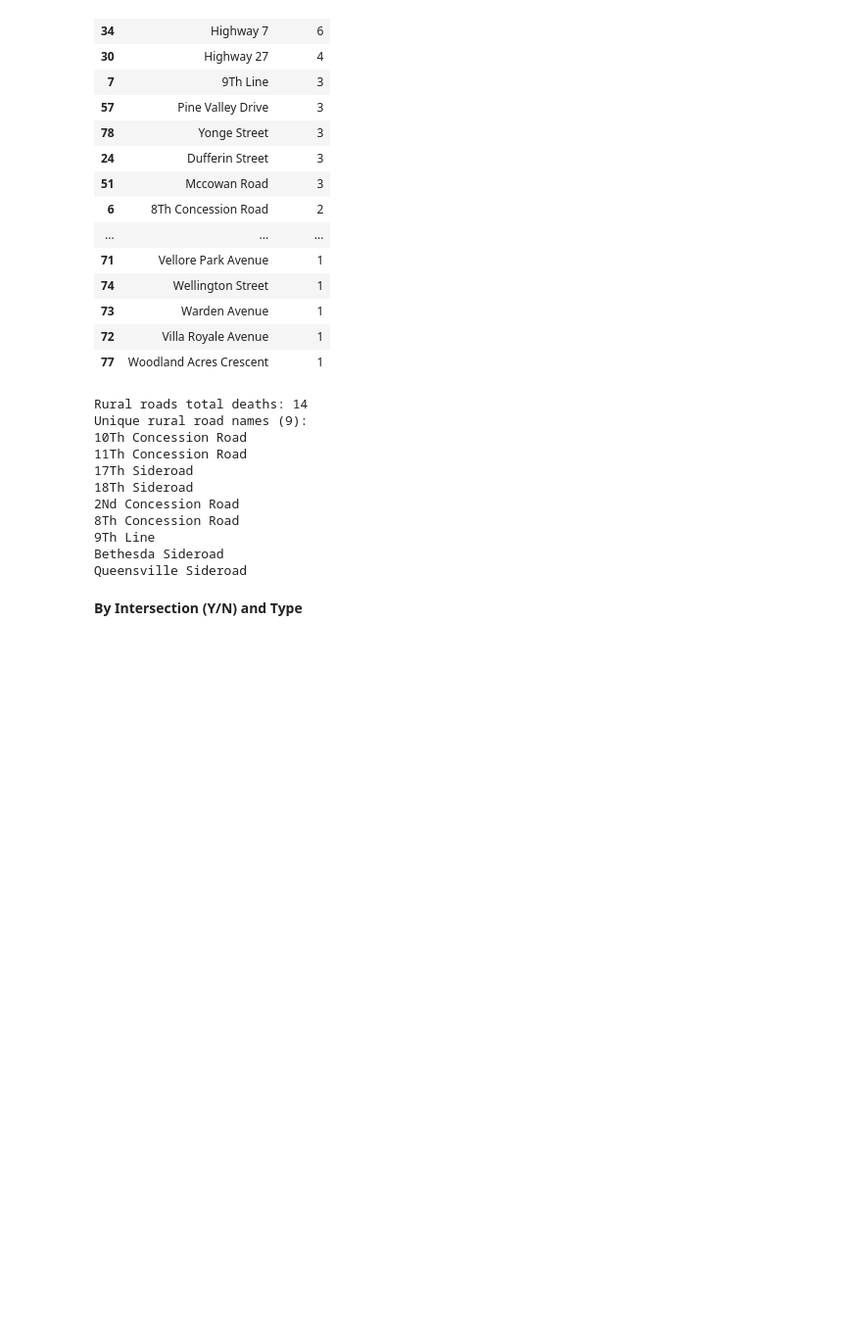
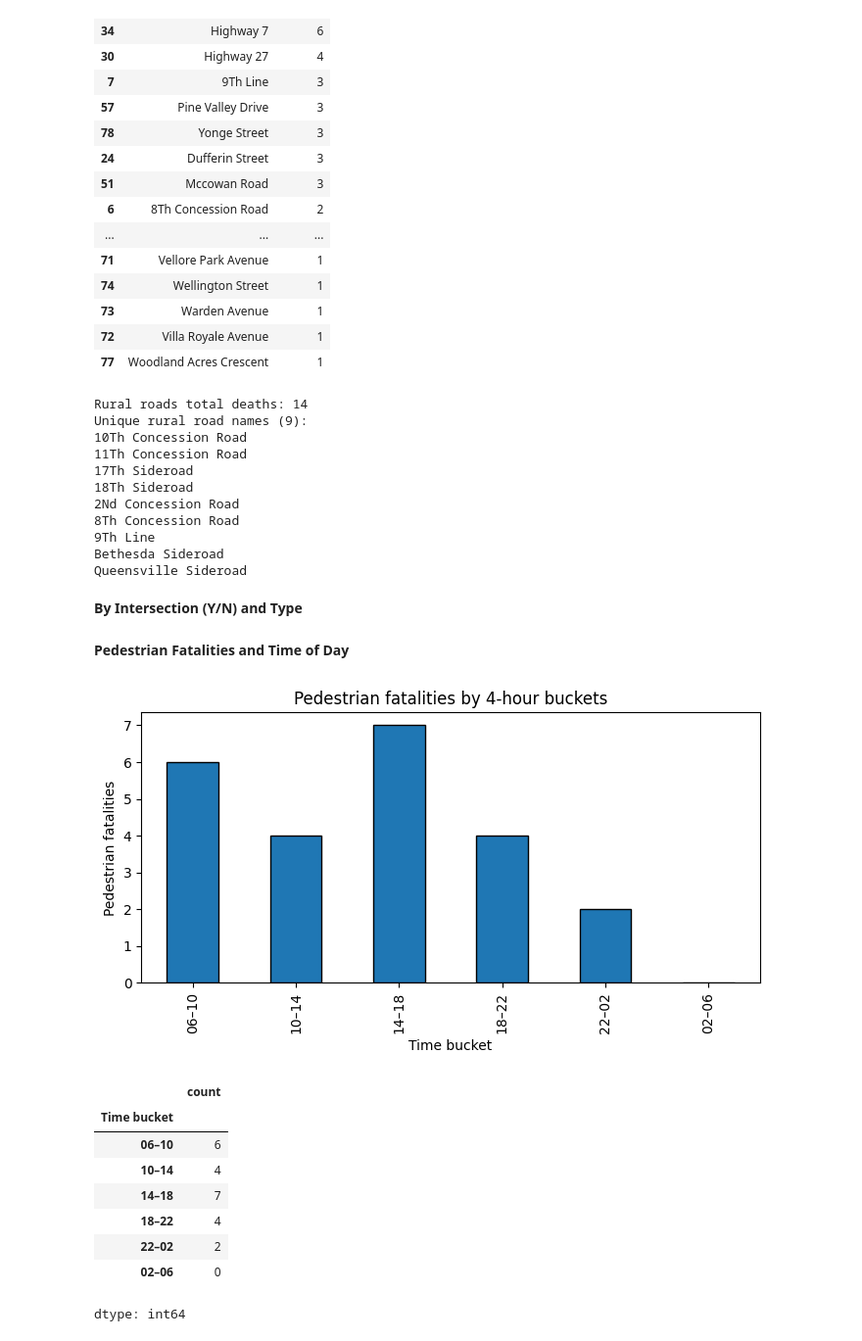
Before and after one commit to alex-jk/YRP-vehicle-accidents, a Jupyter notebook: yrp_vehicle_accidents_analysis.ipynb, the cells around one changed output. Shown at 98% size. Cells and saved outputs as stored; diff of their text form; code cells hidden in the pictures; blank space fills up the shorter version.

Commit message:
Added Pedestrian Fatalities and Time of Day chart

```diff
--- a/yrp_vehicle_accidents_analysis.ipynb
+++ b/yrp_vehicle_accidents_analysis.ipynb
@@ -337,3 +338,40 @@ Bethesda Sideroad
 Queensville Sideroad
 # %% [markdown]
 **By Intersection (Y/N) and Type**
+# %% [markdown]
+**Pedestrian Fatalities and Time of Day**
+# %%
+# Pedestrian fatalities only
+ped = df[df['Pedestrian'].astype(str).str.upper().str.startswith('Y')].copy()
+
+# Parse 24h time -> hour
+ped['Hour'] = pd.to_datetime(ped['Time'], format='%H:%M', errors='coerce').dt.hour
+ped = ped.dropna(subset=['Hour'])
+
+# 4-hour buckets anchored at 06:00: 06–10, 10–14, 14–18, 18–22, 22–02, 02–06
+labels = ['06–10','10–14','14–18','18–22','22–02','02–06']
+bucket_idx = ((ped['Hour'].astype(int) - 6) % 24) // 4
+ped['Time bucket'] = bucket_idx.map(dict(enumerate(labels)))
+
+# Counts (ordered) and plot
+counts = ped['Time bucket'].value_counts().reindex(labels, fill_value=0)
+
+plt.figure(figsize=(7,4))
+counts.plot(kind='bar', edgecolor='black')
+plt.ylabel('Pedestrian fatalities')
+plt.title('Pedestrian fatalities by 4-hour buckets')
+plt.tight_layout()
+plt.show()
+
+counts
+# %% [output]
+[figure, added]
+|  | count |
+| Time bucket |  |
+| 06–10 | 6 |
+| 10–14 | 4 |
+| 14–18 | 7 |
+| 18–22 | 4 |
+| 22–02 | 2 |
+| 02–06 | 0 |
+dtype: int64
```
Also changed, not shown: parts of 2 cells of this notebook.
